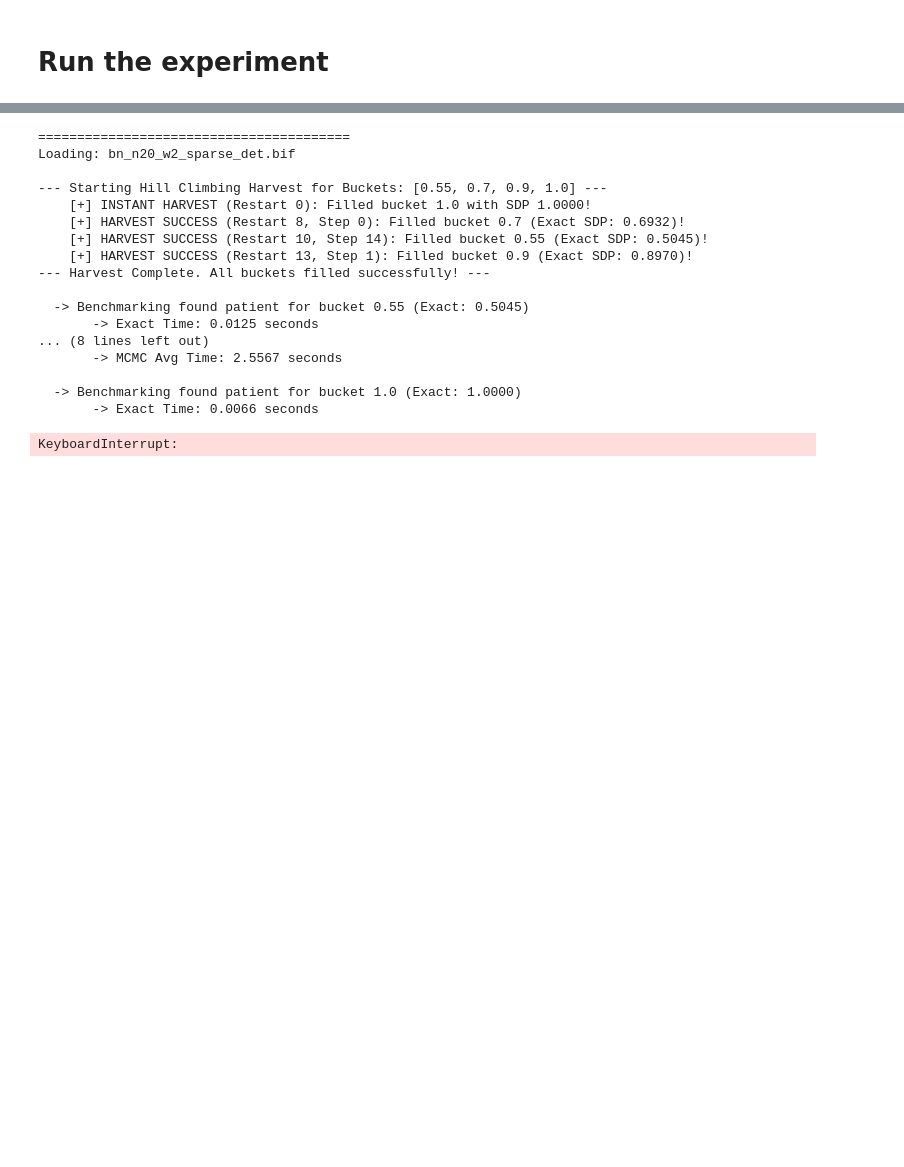
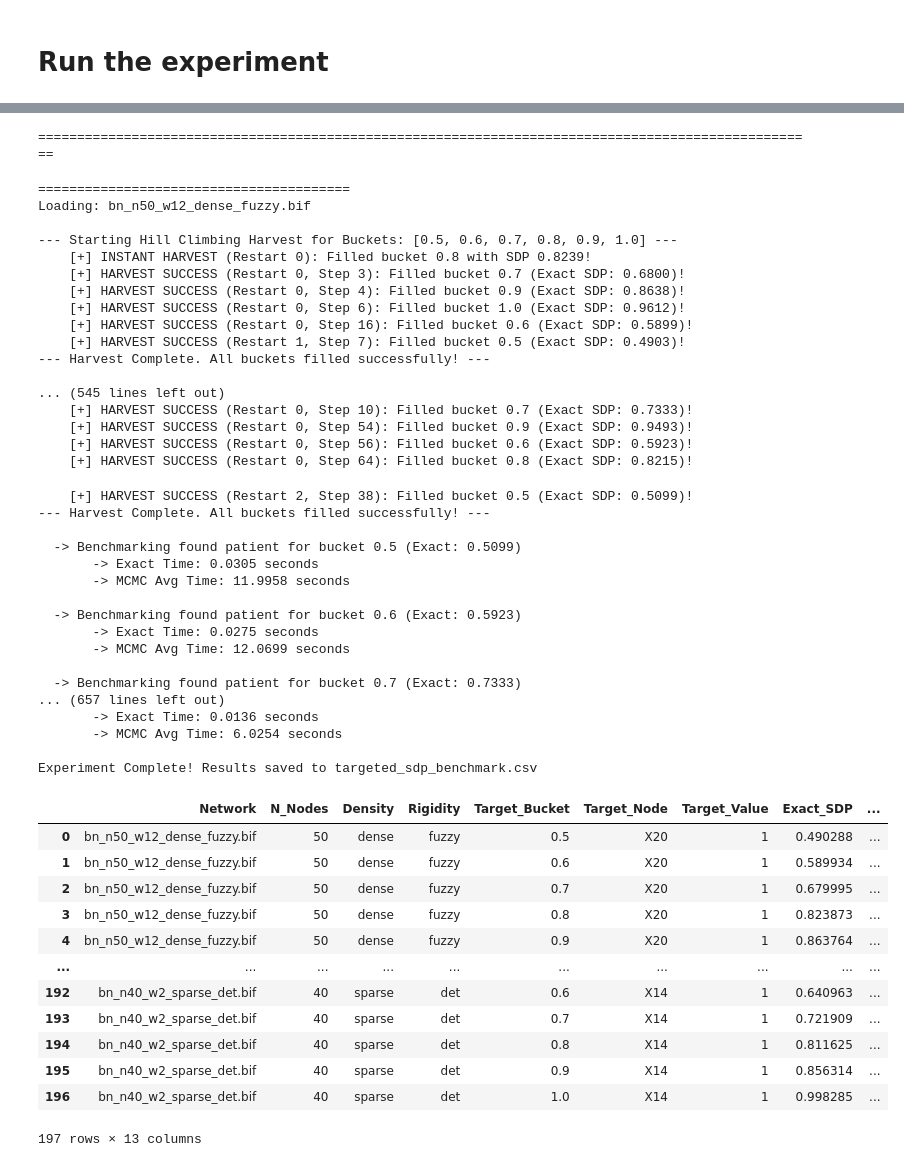
Before and after one commit to jpafcampos/explaining-BNs, a Jupyter notebook: src/sdp_randombn_experiments.ipynb, the cells around one changed output, grey strips where cells are left out. Cells and saved outputs as stored; diff of their text form; code cells hidden in the pictures; blank space fills up the shorter version.

Commit message:
results

```diff
--- a/src/sdp_randombn_experiments.ipynb
+++ b/src/sdp_randombn_experiments.ipynb
@@ -43,7 +43,7 @@ print(n,d,r)
 # %% [markdown]
 # One case test
 # %%
-model = BIFReader('/home/joao/Desktop/UFMG/PhD/code/explaining-BN/src/generated_bif_files/bn_n40_w12_dense_det.bif').get_model()
+model = BIFReader('/home/joao/Desktop/UFMG/PhD/code/explaining-BN/src/generated_bif_files/bn_n80_w12_dense_det.bif').get_model()
 # %%
 model.nodes()
 # %% [output]
@@ -112,3 +116,3 @@ print(model.get_cpds(target))
 # %%
-patients = build_experimental_dataset(model, target, '1', 0.5, evidence_vars, max_attempts=10, buckets=[0.6, 0.70, 0.80, 0.9, 1])
+patients = build_experimental_dataset(model, target, '1', 0.5, evidence_vars, max_attempts=10, buckets=[0.55, 0.70, 0.80, 0.9, 1])
 # %% [output]
@@ -160,4 +164,4 @@ patients[0.9]
 # %%
-est_sdp = fast_mcmc_sdp_estimation(model, target, '1', patients[0.9]['evidence'], 0.5)
+est_sdp = fast_mcmc_sdp_estimation(model, target, '1', patients[0.55]['evidence'], 0.5)
 print(est_sdp)
 # %% [output]
@@ -430,7 +321,7 @@ def run_targeted_sdp_experiment(bif_directory, output_csv="targeted_sdp_benchmar
 
     H_RATIO = 0.25
     DECISION_THRESHOLD = 0.5
-    TARGET_BUCKETS = [0.55, 0.70, 0.90, 1.0]
+    TARGET_BUCKETS = [0.50, 0.60, 0.70, 0.80, 0.90, 1.0]
     MCMC_TRIALS = 10
 
     for file in bif_files:
@@ -450,12 +341,12 @@ def run_targeted_sdp_experiment(bif_directory, output_csv="targeted_sdp_benchmar
         hidden_vars = random.sample(available_nodes, n_hidden)
         evidence_vars = [n for n in available_nodes if n not in hidden_vars]
 
-        # Run the Harvester ONCE per network
+        # Run the Harvester
         harvested_data = harvest_patients_for_all_buckets(
             bn, target, target_value, DECISION_THRESHOLD, evidence_vars, TARGET_BUCKETS
         )
 
-        # Now process whatever it managed to find!
+        # Now process whatever it managed to find
         for target_sdp, result in harvested_data.items():
             if result is None:
                 continue # We didn't find a patient for this specific bucket in this network
@@ -488,7 +379,7 @@ def run_targeted_sdp_experiment(bif_directory, output_csv="targeted_sdp_benchmar
                 start_time = time.time()
                 est_sdp = fast_mcmc_sdp_estimation(
                     bn, target, target_value, patient, DECISION_THRESHOLD,
-                    n_samples=5000, burn_in=500, thinning=5
+                    n_samples=7000, burn_in=500, thinning=5
                 )
                 mcmc_times.append(time.time() - start_time)
                 mcmc_estimates.append(est_sdp)
@@ -523,24 +414,57 @@ def run_targeted_sdp_experiment(bif_directory, output_csv="targeted_sdp_benchmar
 
     print(f"\nExperiment Complete! Results saved to {output_csv}")
     return pd.DataFrame(results)
+# %%
+print('='*100)
+# %% [output]
+====================================================================================================
 # %%
-run_targeted_sdp_experiment('/home/joao/Desktop/UFMG/PhD/code/explaining-BN/src/generated_bif_files/small_test')
+run_targeted_sdp_experiment('/home/joao/Desktop/UFMG/PhD/code/explaining-BN/src/generated_bif_files')
 # %% [output]
 ========================================
-Loading: bn_n20_w2_sparse_det.bif
+Loading: bn_n50_w12_dense_fuzzy.bif
 
---- Starting Hill Climbing Harvest for Buckets: [0.55, 0.7, 0.9, 1.0] ---
-    [+] INSTANT HARVEST (Restart 0): Filled bucket 1.0 with SDP 1.0000!
-    [+] HARVEST SUCCESS (Restart 8, Step 0): Filled bucket 0.7 (Exact SDP: 0.6932)!
-    [+] HARVEST SUCCESS (Restart 10, Step 14): Filled bucket 0.55 (Exact SDP: 0.5045)!
-    [+] HARVEST SUCCESS (Restart 13, Step 1): Filled bucket 0.9 (Exact SDP: 0.8970)!
+--- Starting Hill Climbing Harvest for Buckets: [0.5, 0.6, 0.7, 0.8, 0.9, 1.0] ---
+    [+] INSTANT HARVEST (Restart 0): Filled bucket 0.8 with SDP 0.8239!
+    [+] HARVEST SUCCESS (Restart 0, Step 3): Filled bucket 0.7 (Exact SDP: 0.6800)!
+    [+] HARVEST SUCCESS (Restart 0, Step 4): Filled bucket 0.9 (Exact SDP: 0.8638)!
+    [+] HARVEST SUCCESS (Restart 0, Step 6): Filled bucket 1.0 (Exact SDP: 0.9612)!
+    [+] HARVEST SUCCESS (Restart 0, Step 16): Filled bucket 0.6 (Exact SDP: 0.5899)!
+    [+] HARVEST SUCCESS (Restart 1, Step 7): Filled bucket 0.5 (Exact SDP: 0.4903)!
 --- Harvest Complete. All buckets filled successfully! ---
 
-  -> Benchmarking found patient for bucket 0.55 (Exact: 0.5045)
-       -> Exact Time: 0.0125 seconds
-... (8 lines left out)
-       -> MCMC Avg Time: 2.5567 seconds
-
-  -> Benchmarking found patient for bucket 1.0 (Exact: 1.0000)
-       -> Exact Time: 0.0066 seconds
+... (545 lines left out)
+    [+] HARVEST SUCCESS (Restart 0, Step 10): Filled bucket 0.7 (Exact SDP: 0.7333)!
+    [+] HARVEST SUCCESS (Restart 0, Step 54): Filled bucket 0.9 (Exact SDP: 0.9493)!
+    [+] HARVEST SUCCESS (Restart 0, Step 56): Filled bucket 0.6 (Exact SDP: 0.5923)!
+    [+] HARVEST SUCCESS (Restart 0, Step 64): Filled bucket 0.8 (Exact SDP: 0.8215)!
-KeyboardInterrupt:
+    [+] HARVEST SUCCESS (Restart 2, Step 38): Filled bucket 0.5 (Exact SDP: 0.5099)!
+--- Harvest Complete. All buckets filled successfully! ---
+
+  -> Benchmarking found patient for bucket 0.5 (Exact: 0.5099)
+       -> Exact Time: 0.0305 seconds
+       -> MCMC Avg Time: 11.9958 seconds
+
+  -> Benchmarking found patient for bucket 0.6 (Exact: 0.5923)
+       -> Exact Time: 0.0275 seconds
+       -> MCMC Avg Time: 12.0699 seconds
+
+  -> Benchmarking found patient for bucket 0.7 (Exact: 0.7333)
+... (657 lines left out)
+       -> Exact Time: 0.0136 seconds
+       -> MCMC Avg Time: 6.0254 seconds
+
+Experiment Complete! Results saved to targeted_sdp_benchmark.csv
+|  | Network | N_Nodes | Density | Rigidity | Target_Bucket | Target_Node | Target_Value | Exact_SDP | ... |
+| 0 | bn_n50_w12_dense_fuzzy.bif | 50 | dense | fuzzy | 0.5 | X20 | 1 | 0.490288 | ... |
+| 1 | bn_n50_w12_dense_fuzzy.bif | 50 | dense | fuzzy | 0.6 | X20 | 1 | 0.589934 | ... |
+| 2 | bn_n50_w12_dense_fuzzy.bif | 50 | dense | fuzzy | 0.7 | X20 | 1 | 0.679995 | ... |
+| 3 | bn_n50_w12_dense_fuzzy.bif | 50 | dense | fuzzy | 0.8 | X20 | 1 | 0.823873 | ... |
+| 4 | bn_n50_w12_dense_fuzzy.bif | 50 | dense | fuzzy | 0.9 | X20 | 1 | 0.863764 | ... |
+| ... | ... | ... | ... | ... | ... | ... | ... | ... | ... |
+| 192 | bn_n40_w2_sparse_det.bif | 40 | sparse | det | 0.6 | X14 | 1 | 0.640963 | ... |
+| 193 | bn_n40_w2_sparse_det.bif | 40 | sparse | det | 0.7 | X14 | 1 | 0.721909 | ... |
+| 194 | bn_n40_w2_sparse_det.bif | 40 | sparse | det | 0.8 | X14 | 1 | 0.811625 | ... |
+| 195 | bn_n40_w2_sparse_det.bif | 40 | sparse | det | 0.9 | X14 | 1 | 0.856314 | ... |
+| 196 | bn_n40_w2_sparse_det.bif | 40 | sparse | det | 1.0 | X14 | 1 | 0.998285 | ... |
+197 rows × 13 columns
```
Also changed, not shown: parts of 12 cells of this notebook, 11 other files.
